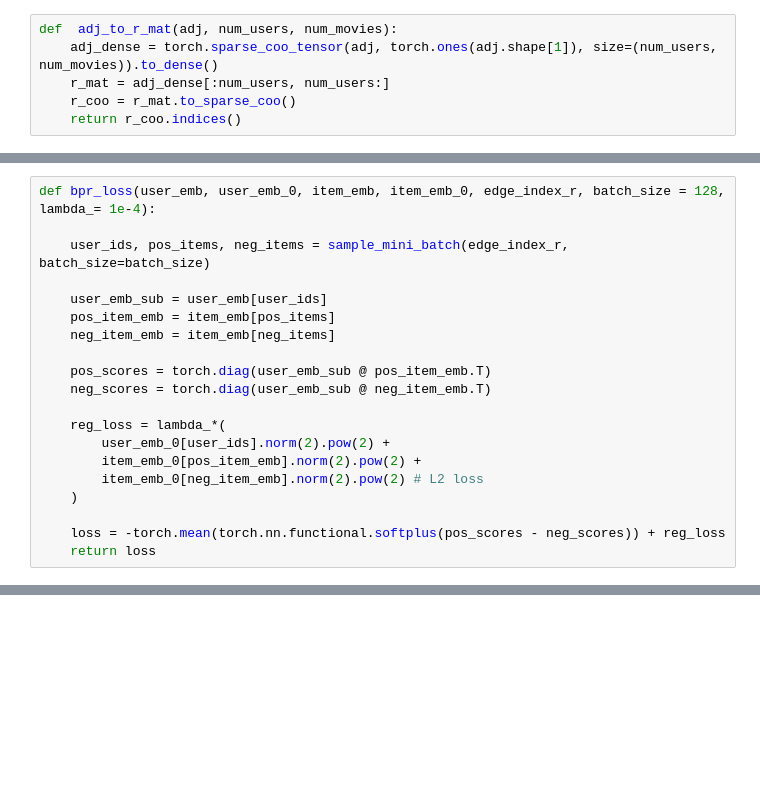
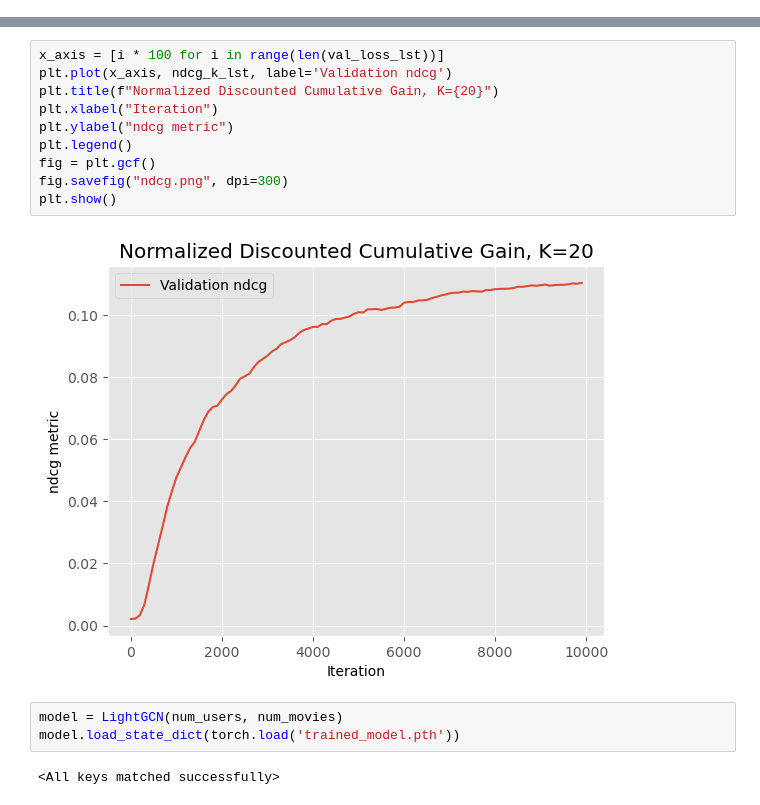
Before and after one commit to hcagri/light-gcn, a Jupyter notebook: explore.ipynb, the cells around one changed output, grey strips where cells are left out. Cells and saved outputs as stored; diff of their text form; blank space fills up the shorter version.

Commit message:
metric added

```diff
--- a/explore.ipynb
+++ b/explore.ipynb
@@ -73,6 +0,0 @@ def create_adj_matrix(int_edges, num_users, num_movies):
-# %%
-def  adj_to_r_mat(adj, num_users, num_movies):
-    adj_dense = torch.sparse_coo_tensor(adj, torch.ones(adj.shape[1]), size=(num_users, num_movies)).to_dense()
-    r_mat = adj_dense[:num_users, num_users:]
-    r_coo = r_mat.to_sparse_coo()
-    return r_coo.indices()
@@ -172,20 +0,0 @@ class LightGCN(torch.nn.Module):
-# %%
-def bpr_loss(user_emb, user_emb_0, item_emb, item_emb_0, edge_index_r, batch_size = 128, lambda_= 1e-4):
-
-    user_ids, pos_items, neg_items = sample_mini_batch(edge_index_r, batch_size=batch_size)
-
-    user_emb_sub = user_emb[user_ids]
-    pos_item_emb = item_emb[pos_items]
-    neg_item_emb = item_emb[neg_items]
-
-    pos_scores = torch.diag(user_emb_sub @ pos_item_emb.T)
-    neg_scores = torch.diag(user_emb_sub @ neg_item_emb.T)
-
-    reg_loss = lambda_*(
-        user_emb_0[user_ids].norm(2).pow(2) +
-        item_emb_0[pos_item_emb].norm(2).pow(2) +
-        item_emb_0[neg_item_emb].norm(2).pow(2) # L2 loss
-    )
-
-    loss = -torch.mean(torch.nn.functional.softplus(pos_scores - neg_scores)) + reg_loss
-    return loss
@@ -191,0 +253,17 @@ def bpr_loss(user_emb, user_emb_0, item_emb, item_emb_0, edge_index_r, batch_siz
+# %%
+x_axis = [i * 100 for i in range(len(val_loss_lst))]
+plt.plot(x_axis, ndcg_k_lst, label='Validation ndcg')
+plt.title(f"Normalized Discounted Cumulative Gain, K={20}")
+plt.xlabel("Iteration")
+plt.ylabel("ndcg metric")
+plt.legend()
+fig = plt.gcf()
+fig.savefig("ndcg.png", dpi=300)
+plt.show()
+# %% [output]
+[figure, added]
+# %%
+model = LightGCN(num_users, num_movies)
+model.load_state_dict(torch.load('trained_model.pth'))
+# %% [output]
+<All keys matched successfully>
```
Also changed, not shown: parts of 18 cells of this notebook, 3 other files.
